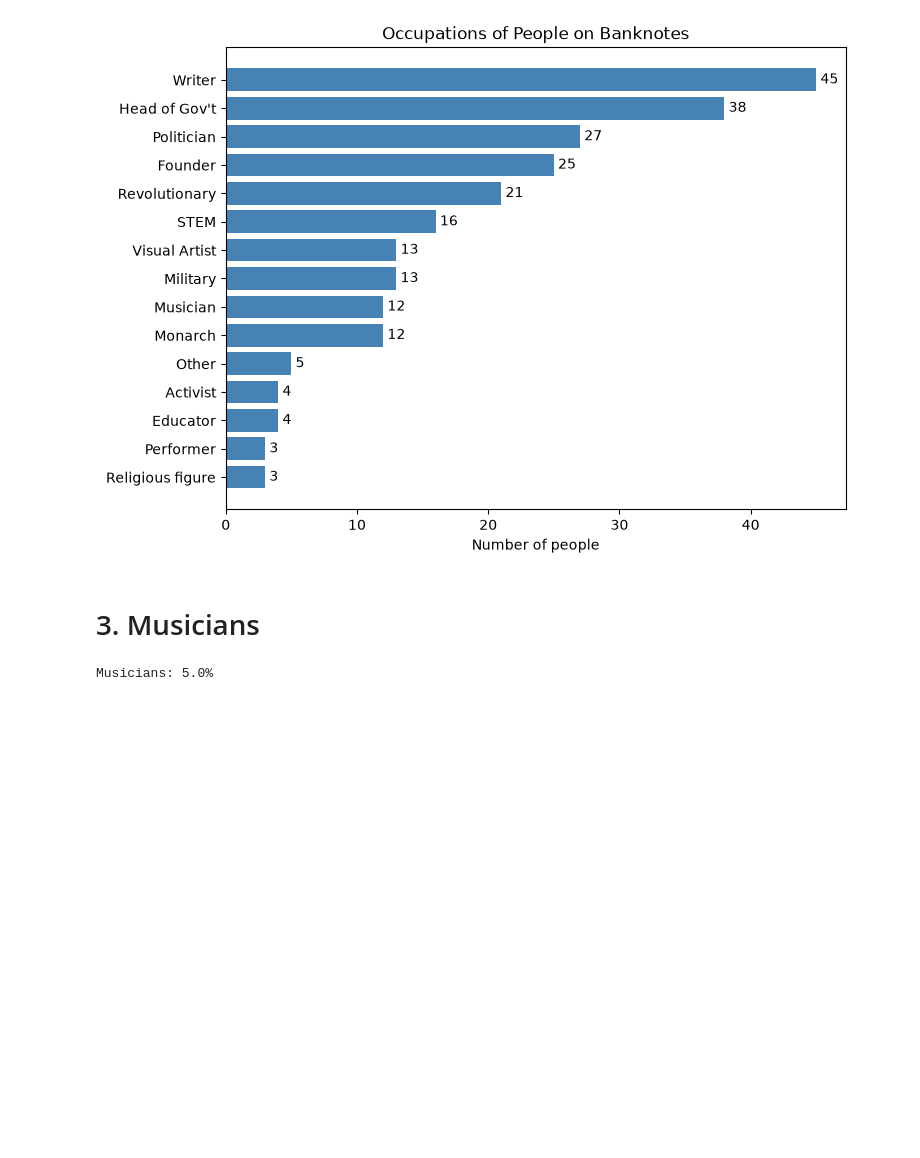
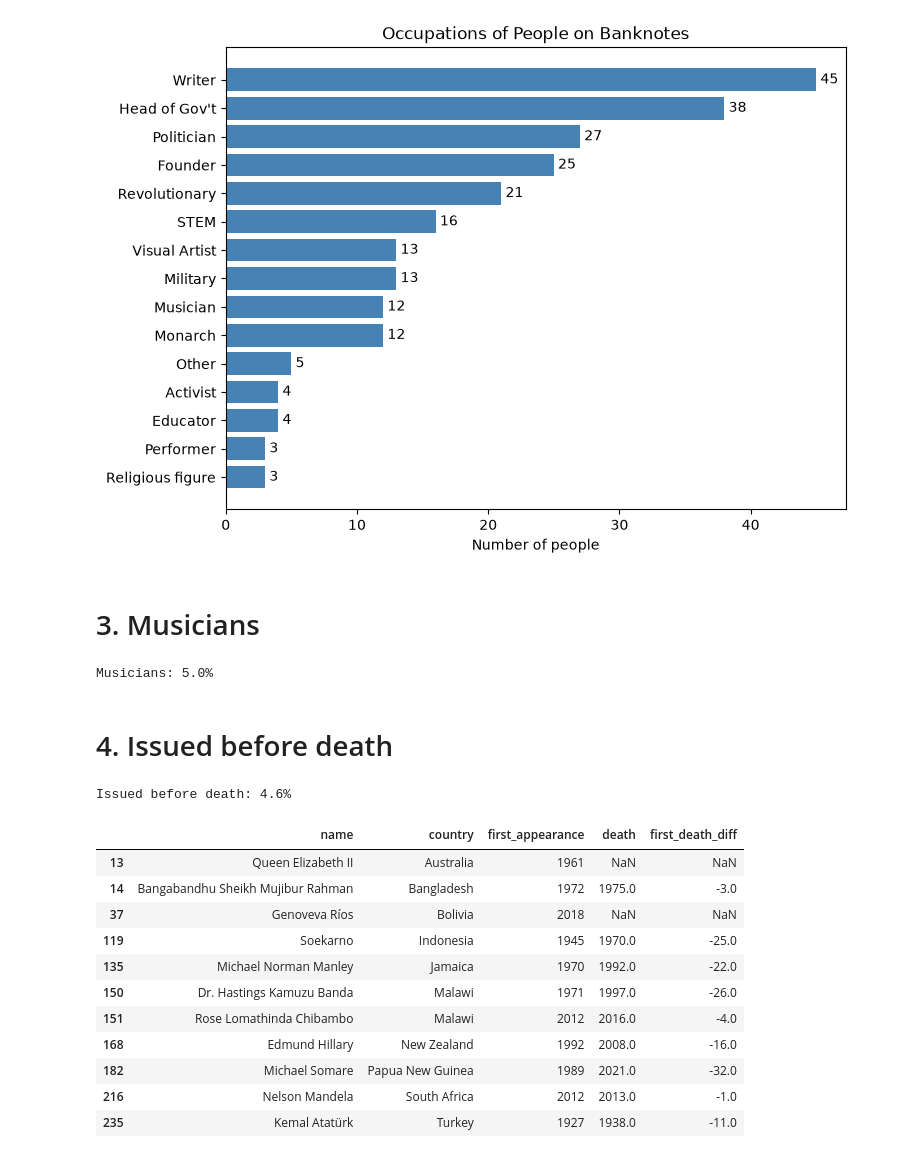
Before and after one commit to HTL3R-2627-SEW-5AX/2158_27_5AX_SEW_HTL3R, a Jupyter notebook: cisco_dse/chapter2/people-on-banknotes-project/people-on-banknotes.ipynb, the cells around one changed output. Cells and saved outputs as stored; diff of their text form; code cells hidden in the pictures; blank space fills up the shorter version.

```diff
--- a/cisco_dse/chapter2/people-on-banknotes-project/people-on-banknotes.ipynb
+++ b/cisco_dse/chapter2/people-on-banknotes-project/people-on-banknotes.ipynb
@@ -42,6 +42,10 @@ The same person can appear on multiple banknotes. Below we drop the `value` colu
 # %%
 df = df.drop(columns=['value'])
 df = df.drop_duplicates(subset="name")
+
+df['death'] = pd.to_numeric(df['death'], errors='coerce')
+df.dtypes
+
 df
 # %% [output]
 |  | country | currency | name | gender | occupation | first_appearance | death | first_death_diff | ... |
@@ -113,3 +117,24 @@ musician_pct = (df['occupation'] == 'Musician').mean() * 100
 print(f'Musicians: {musician_pct:.1f}%')
 # %% [output]
 Musicians: 5.0%
+# %% [markdown]
+# 4. Issued before death
+# %%
+before_death = (df['first_death_diff'] < 0) | df['first_death_diff'].isna()
+print(f'Issued before death: {before_death.mean() * 100:.1f}%')
+
+df.loc[before_death, ['name', 'country', 'first_appearance', 'death', 'first_death_diff']]
+# %% [output]
+Issued before death: 4.6%
+|  | name | country | first_appearance | death | first_death_diff |
+| 13 | Queen Elizabeth II | Australia | 1961 | NaN | NaN |
+| 14 | Bangabandhu Sheikh Mujibur Rahman | Bangladesh | 1972 | 1975.0 | -3.0 |
+| 37 | Genoveva Ríos | Bolivia | 2018 | NaN | NaN |
+| 119 | Soekarno | Indonesia | 1945 | 1970.0 | -25.0 |
+| 135 | Michael Norman Manley | Jamaica | 1970 | 1992.0 | -22.0 |
+| 150 | Dr. Hastings Kamuzu Banda | Malawi | 1971 | 1997.0 | -26.0 |
+| 151 | Rose Lomathinda Chibambo | Malawi | 2012 | 2016.0 | -4.0 |
+| 168 | Edmund Hillary | New Zealand | 1992 | 2008.0 | -16.0 |
+| 182 | Michael Somare | Papua New Guinea | 1989 | 2021.0 | -32.0 |
+| 216 | Nelson Mandela | South Africa | 2012 | 2013.0 | -1.0 |
+| 235 | Kemal Atatürk | Turkey | 1927 | 1938.0 | -11.0 |
```
Also changed, not shown: parts of 3 cells of this notebook.
